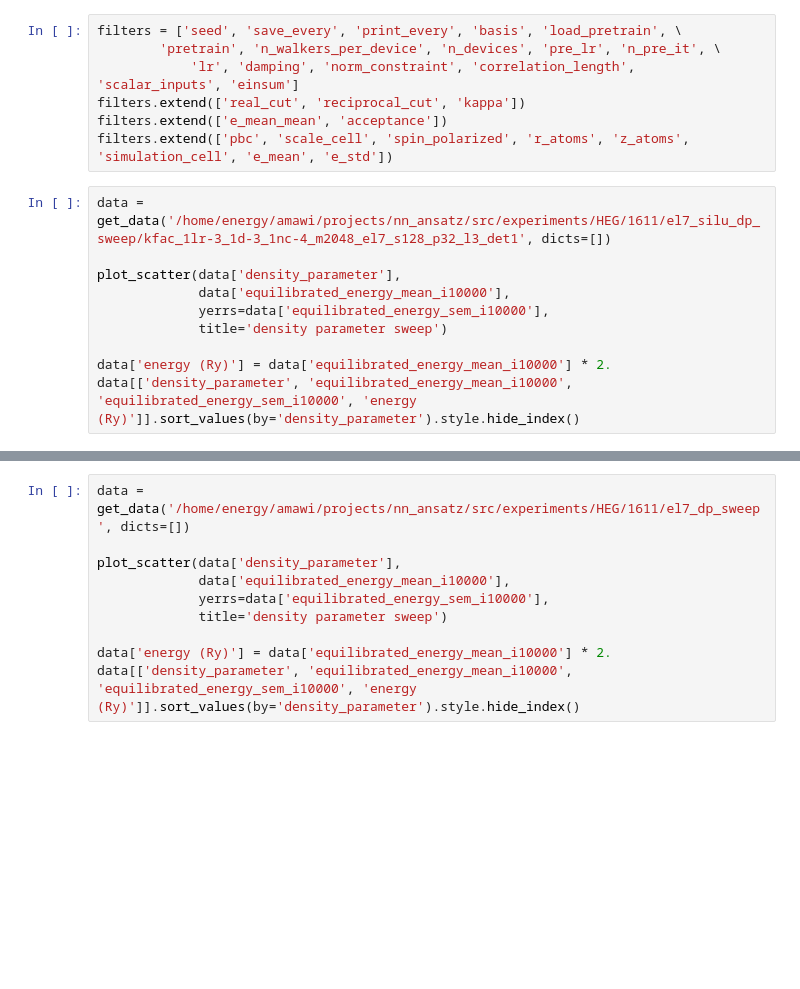
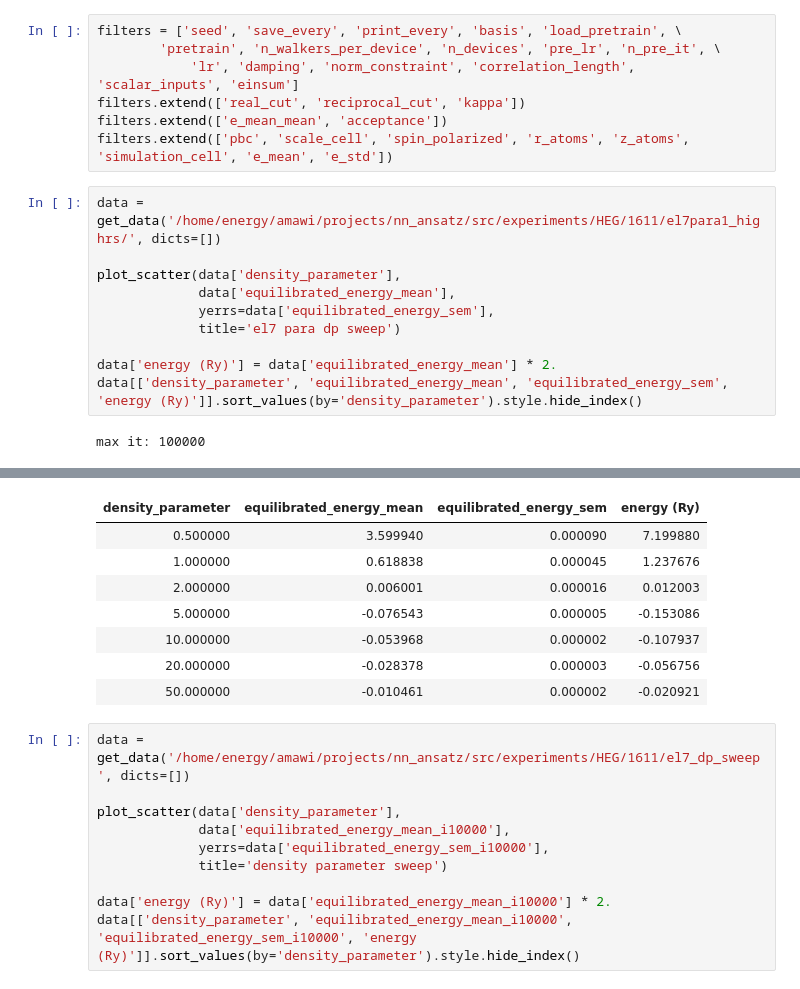
Before and after one commit to xmax1/nn_ansatz, a Jupyter notebook: src/exp/plotting.ipynb, the cells around one changed output, grey strips where cells are left out. Cells and saved outputs as stored; diff of their text form; blank space fills up the shorter version.

```diff
--- a/src/exp/plotting.ipynb
+++ b/src/exp/plotting.ipynb
@@ -32,12 +32,14 @@ filters.extend(['real_cut', 'reciprocal_cut', 'kappa'])
 filters.extend(['e_mean_mean', 'acceptance'])
 filters.extend(['pbc', 'scale_cell', 'spin_polarized', 'r_atoms', 'z_atoms', 'simulation_cell', 'e_mean', 'e_std'])
 # %%
-data = get_data('/home/energy/amawi/projects/nn_ansatz/src/experiments/HEG/1611/el7_silu_dp_sweep/kfac_1lr-3_1d-3_1nc-4_m2048_el7_s128_p32_l3_det1', dicts=[])
+data = get_data('/home/energy/amawi/projects/nn_ansatz/src/experiments/HEG/1611/el7para1_highrs/', dicts=[])
 
 plot_scatter(data['density_parameter'],
-             data['equilibrated_energy_mean_i10000'],
-             yerrs=data['equilibrated_energy_sem_i10000'],
-             title='density parameter sweep')
+             data['equilibrated_energy_mean'],
+             yerrs=data['equilibrated_energy_sem'],
+             title='el7 para dp sweep')
 
-data['energy (Ry)'] = data['equilibrated_energy_mean_i10000'] * 2.
-data[['density_parameter', 'equilibrated_energy_mean_i10000', 'equilibrated_energy_sem_i10000', 'energy (Ry)']].sort_values(by='density_parameter').style.hide_index()
+data['energy (Ry)'] = data['equilibrated_energy_mean'] * 2.
+data[['density_parameter', 'equilibrated_energy_mean', 'equilibrated_energy_sem', 'energy (Ry)']].sort_values(by='density_parameter').style.hide_index()
+# %% [output]
+max it: 100000
@@ -44,3 +48,11 @@ data[['density_parameter', 'equilibrated_energy_mean_i10000', 'equilibrated_ener
+| density_parameter | equilibrated_energy_mean | equilibrated_energy_sem | energy (Ry) |
+| 0.500000 | 3.599940 | 0.000090 | 7.199880 |
+| 1.000000 | 0.618838 | 0.000045 | 1.237676 |
+| 2.000000 | 0.006001 | 0.000016 | 0.012003 |
+| 5.000000 | -0.076543 | 0.000005 | -0.153086 |
+| 10.000000 | -0.053968 | 0.000002 | -0.107937 |
+| 20.000000 | -0.028378 | 0.000003 | -0.056756 |
+| 50.000000 | -0.010461 | 0.000002 | -0.020921 |
 # %%
 data = get_data('/home/energy/amawi/projects/nn_ansatz/src/experiments/HEG/1611/el7_dp_sweep', dicts=[])
 
```
Also changed, not shown: parts of 2 cells of this notebook, 3 other files.
